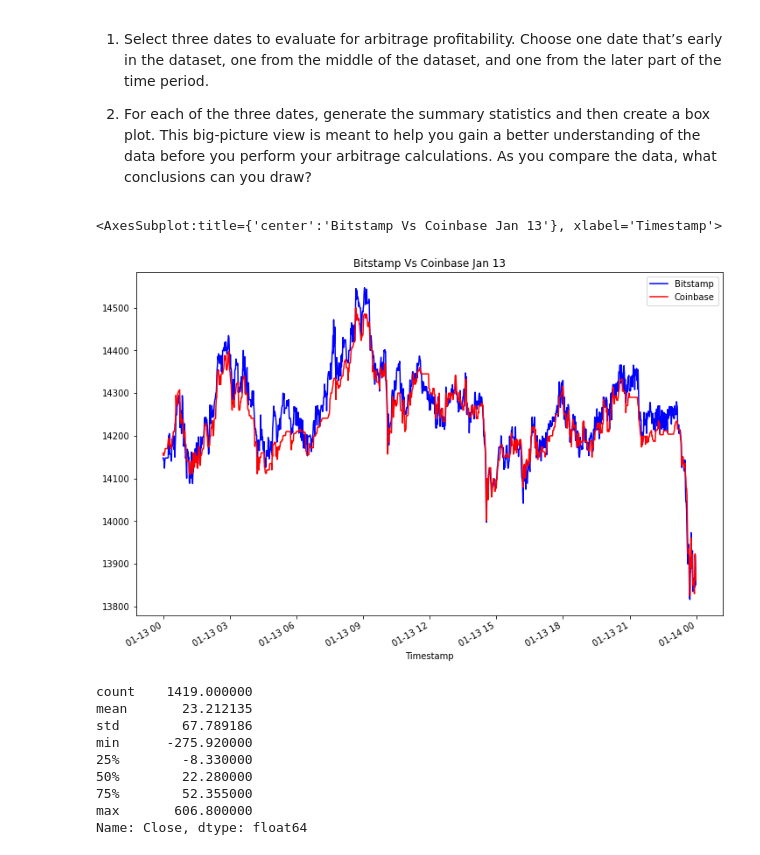
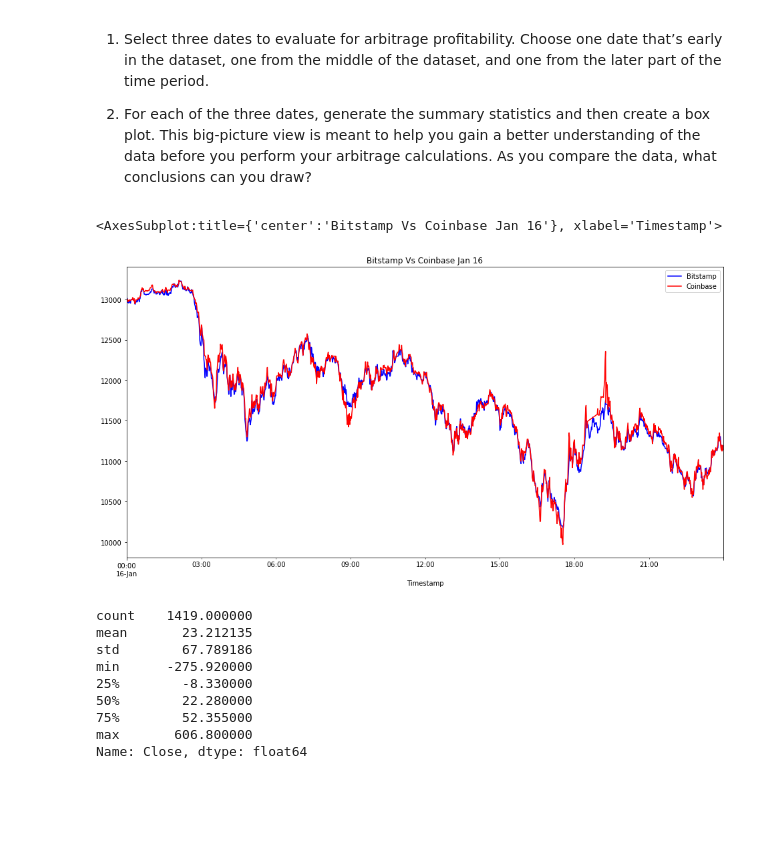
Before and after one commit to rajtolani/Challenge3-Analysis-and-Visualization, a Jupyter notebook: crypto_arbitrage.ipynb, the cells around one changed output. Saved outputs shown, nothing was run; the diff lists cells and outputs as text; code cells hidden in the pictures; blank space fills up the shorter version.

```diff
--- a/crypto_arbitrage.ipynb
+++ b/crypto_arbitrage.ipynb
@@ -342,12 +342,12 @@ Focus your analysis on specific dates by completing the following steps:
 # %%
 # Create an overlay plot that visualizes the two dataframes over a period of one day early in the dataset.
 # Be sure that the plots include the parameters `legend`, `figsize`, `title`, `color` and `label`
 # YOUR CODE HERE
-bitstamp_sliced["2018-01-13"].plot(legend=True,figsize=(12,8),title='Bitstamp Vs Coinbase Jan 13',color='blue',label='Bitstamp')
-coinbase_sliced["2018-01-13"].plot(legend=True,figsize=(12,8),title='Bitstamp Vs Coinbase Jan 13',color='Red',label='Coinbase')
+bitstamp_sliced["2018-01-16"].plot(legend=True,figsize=(16,8),title='Bitstamp Vs Coinbase Jan 16',color='blue',label='Bitstamp')
+coinbase_sliced["2018-01-16"].plot(legend=True,figsize=(16,8),title='Bitstamp Vs Coinbase Jan 16',color='Red',label='Coinbase')
 # %% [output]
-<AxesSubplot:title={'center':'Bitstamp Vs Coinbase Jan 13'}, xlabel='Timestamp'>
+<AxesSubplot:title={'center':'Bitstamp Vs Coinbase Jan 16'}, xlabel='Timestamp'>
-[figure, old version]
+[figure, new version]
 # %%
 # Using the early date that you have selected, calculate the arbitrage spread
 # by subtracting the bitstamp lower closing prices from the coinbase higher closing prices
```
Also changed, not shown: parts of 40 cells of this notebook.
